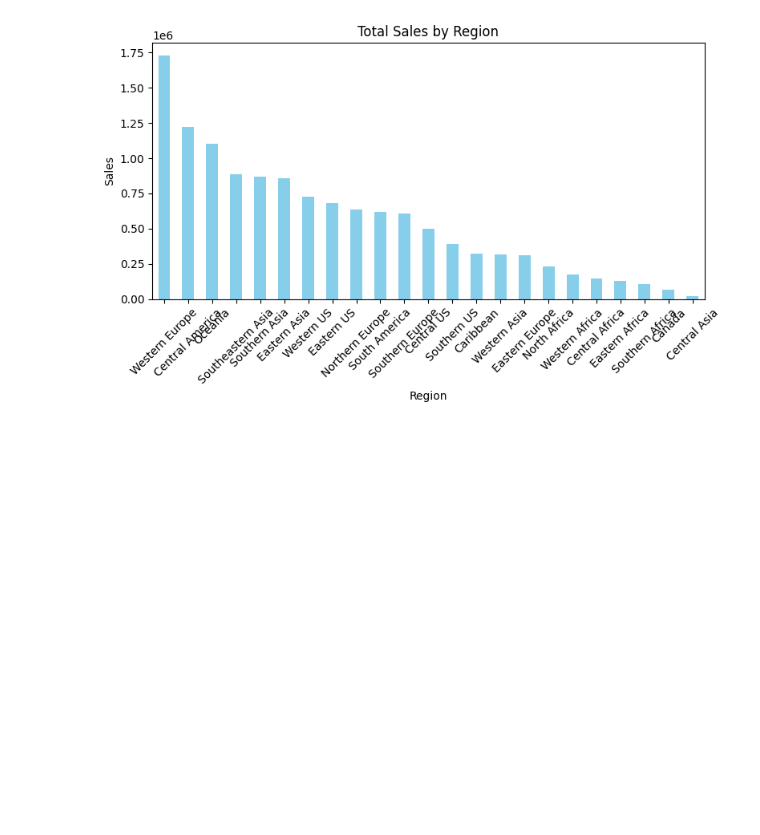
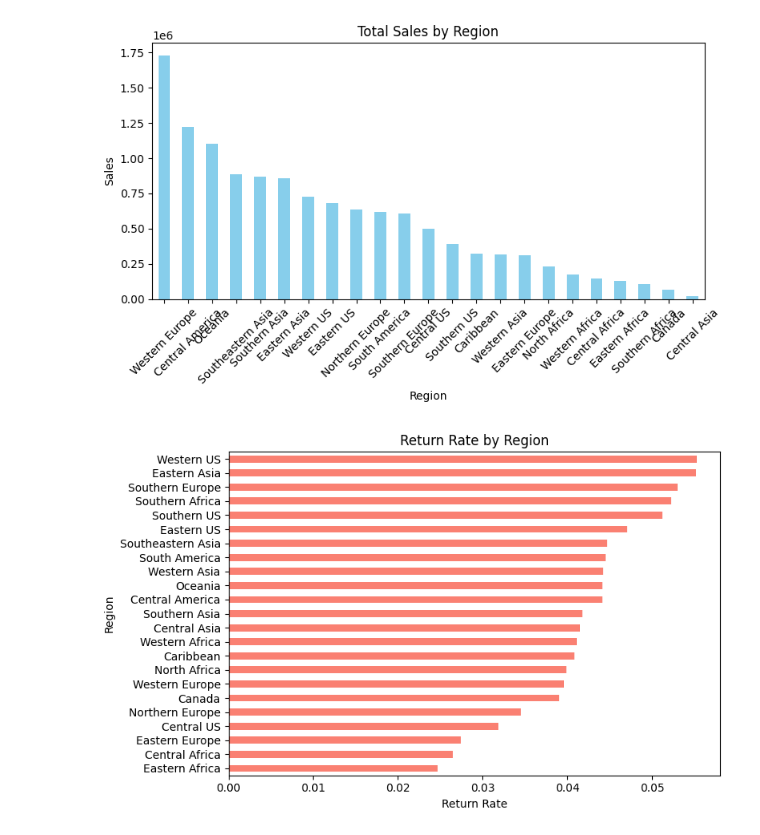
Before and after one commit to shantanu-ingle/Global-superstore-analysis, a Jupyter notebook: analysis.ipynb, the cells around one changed output. Saved outputs shown, nothing was run; the diff lists cells and outputs as text; code cells hidden in the pictures; blank space fills up the shorter version.

Commit message:
Added Graphs

```diff
--- a/analysis.ipynb
+++ b/analysis.ipynb
@@ -304,3 +304,14 @@ plt.tight_layout()
 plt.show()
 # %% [output]
 [figure]
+# %%
+return_rate = df.groupby('Region')['Returned'].mean().sort_values(ascending=True)
+
+plt.figure(figsize=(8, 5))
+return_rate.plot(kind='barh', color='salmon')
+plt.xlabel("Return Rate")
+plt.title("Return Rate by Region")
+plt.tight_layout()
+plt.show()
+# %% [output]
+[figure, added]
```
